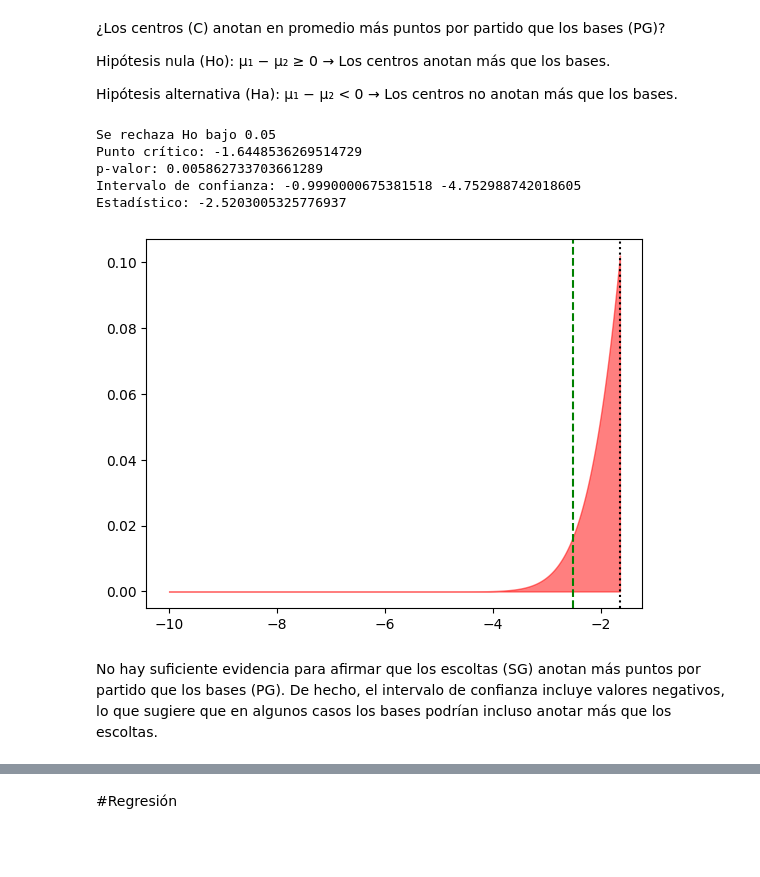
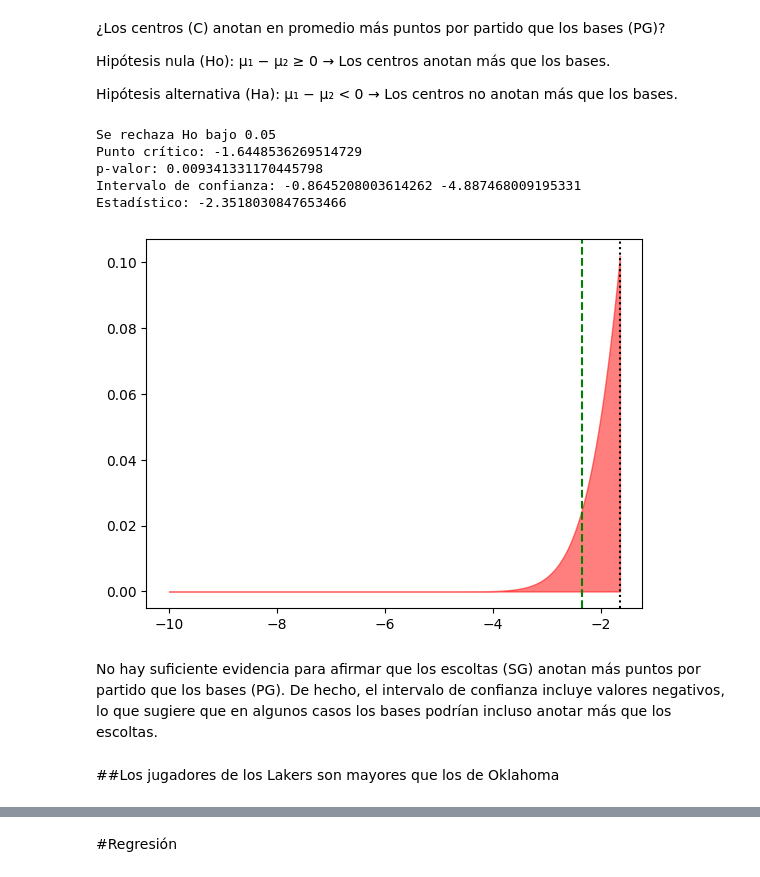
Before and after one commit to LauraCD2/23_nba, a Jupyter notebook: Proyecto.ipynb, the cells around one changed output, grey strips where cells are left out. Drawn from its saved outputs; the diff is of its cells as text; code cells hidden in the pictures; blank space fills up the shorter version.

```diff
--- a/Proyecto.ipynb
+++ b/Proyecto.ipynb
@@ -643,20 +643,22 @@ Hipótesis alternativa (Ha): μ₁ − μ₂ < 0 → Los centros no anotan más
 # %%
 C = df[df['POS'] == 'C']
 PG = df[df['POS'] == 'PG']
 
 x1 = C['PTS'].sum() / C['GP'].sum()
 x2 = PG['PTS'].sum() / PG['GP'].sum()
 var1 = np.var(C['PTS'] / C['GP'], ddof=0)
 var2 = np.var(PG['PTS'] / PG['GP'], ddof=0)
 
-prueba_hipotesis_2muestrasZ(x1, x2, var1, var2, len(SG), len(PG), alpha=0.05, cola='inf')
+prueba_hipotesis_2muestrasZ(x1, x2, var1, var2, len(C), len(PG), alpha=0.05, cola='inf')
 # %% [output]
 Se rechaza Ho bajo 0.05
 Punto crítico: -1.6448536269514729
-p-valor: 0.005862733703661289
-Intervalo de confianza: -0.9990000675381518 -4.752988742018605
-Estadístico: -2.5203005325776937
+p-valor: 0.009341331170445798
+Intervalo de confianza: -0.8645208003614262 -4.887468009195331
+Estadístico: -2.3518030847653466
-[figure, old version]
+[figure, new version]
 # %% [markdown]
 No hay suficiente evidencia para afirmar que los escoltas (SG) anotan más puntos por partido que los bases (PG).
 De hecho, el intervalo de confianza incluye valores negativos, lo que sugiere que en algunos casos los bases podrían incluso anotar más que los escoltas.
+# %% [markdown]
+##Los jugadores de los Lakers son mayores que los de Oklahoma
```
Also changed, not shown: parts of 2 cells of this notebook.
